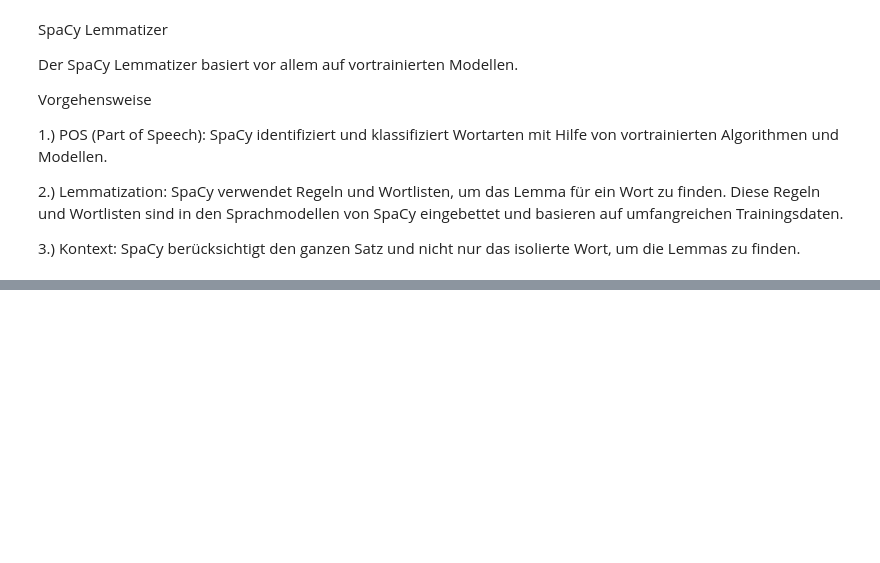
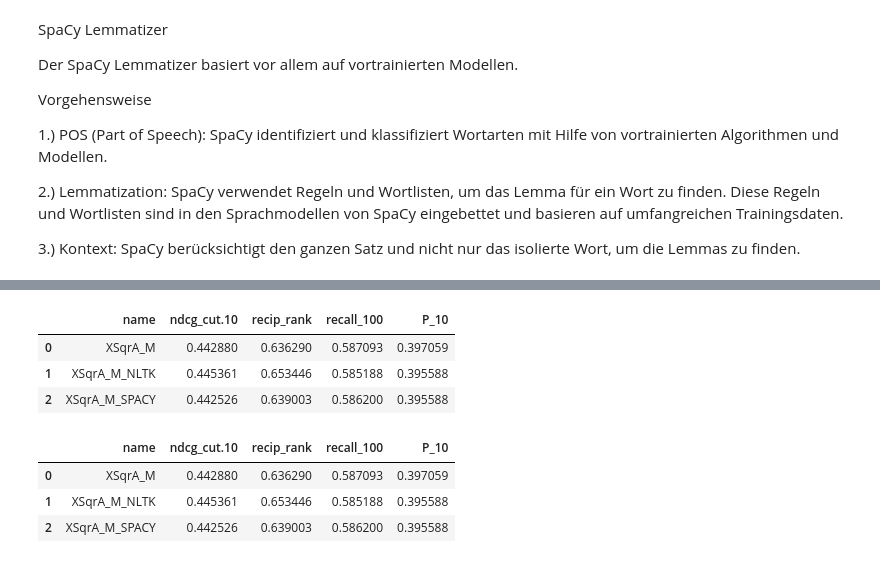
Before and after one commit to tira-io/ir-lab-sose-2024-ir-sose-24-6, a Jupyter notebook: costum-retrieval-systems/lemmatization.ipynb, the cells around one changed output, grey strips where cells are left out. Drawn from its saved outputs; the diff is of its cells as text; code cells hidden in the pictures; blank space fills up the shorter version.

Commit message:
Lemmatization mit den Queries und GridSearch für die Lemmatization

```diff
--- a/costum-retrieval-systems/lemmatization.ipynb
+++ b/costum-retrieval-systems/lemmatization.ipynb
@@ -150,9 +196,9 @@ file_path = "../terrier-stopwordlist.txt"
 stopwords = read_text_file_to_array(file_path)
 
 
-costum_index_nltk =create_index_nltk(pt_dataset.get_corpus_iter(), stopwords)
+costum_index_nltk =create_index_nltk(pt_dataset.get_corpus_iter(), stopwords, 'NoOp')
 # Erstellen des benutzerdefinierten Index mit Lemmatization
-costum_index_spacy = create_index_spacy(pt_dataset.get_corpus_iter(), stopwords)
+costum_index_spacy = create_index_spacy(pt_dataset.get_corpus_iter(), stopwords, 'NoOp')
 
 # Erstellen der BatchRetrieve-Instanzen
 XSqrA_M = pt.BatchRetrieve(index, wmodel="XSqrA_M")
@@ -160,0 +212,12 @@ XSqrA_M_spacy = pt.BatchRetrieve(costum_index_spacy, wmodel="XSqrA_M")
+# %%
+# Lemmatisierung der Queries
+def lemmatize_queries(queries):
+    return [lemmatize_text_spacy(query) for query in queries]
+
+# Erhalten der Topics und Lemmatisierung der Queries
+topics_nltk = pt_dataset.get_topics()
+topics_nltk['query'] = topics_nltk['query'].apply(lemmatize_text_nltk)
+topics_spacy= pt_dataset.get_topics()
+topics_spacy['query'] = topics_spacy['query'].apply(lemmatize_text_spacy)
+
+print(topics_nltk['query'])
@@ -161,3 +255,31 @@ XSqrA_M_spacy = pt.BatchRetrieve(costum_index_spacy, wmodel="XSqrA_M")
+# %%
+# Evaluation der Modelle
+pt.Experiment(
+    [XSqrA_M, XSqrA_M_nltk, XSqrA_M_spacy],
+    topics_nltk,
+    pt_dataset.get_qrels(),
+    ["ndcg_cut.10", "recip_rank", "recall_100", "P_10"],
+    names=["XSqrA_M", "XSqrA_M_NLTK", "XSqrA_M_SPACY"]
+)
+# %% [output]
+|  | name | ndcg_cut.10 | recip_rank | recall_100 | P_10 |
+| 0 | XSqrA_M | 0.442880 | 0.636290 | 0.587093 | 0.397059 |
+| 1 | XSqrA_M_NLTK | 0.445361 | 0.653446 | 0.585188 | 0.395588 |
+| 2 | XSqrA_M_SPACY | 0.442526 | 0.639003 | 0.586200 | 0.395588 |
+# %%
+# Evaluation der Modelle
+pt.Experiment(
+    [XSqrA_M, XSqrA_M_nltk, XSqrA_M_spacy],
+    topics_spacy,
+    pt_dataset.get_qrels(),
+    ["ndcg_cut.10", "recip_rank", "recall_100", "P_10"],
+    names=["XSqrA_M", "XSqrA_M_NLTK", "XSqrA_M_SPACY"]
+)
+# %% [output]
+|  | name | ndcg_cut.10 | recip_rank | recall_100 | P_10 |
+| 0 | XSqrA_M | 0.442880 | 0.636290 | 0.587093 | 0.397059 |
+| 1 | XSqrA_M_NLTK | 0.445361 | 0.653446 | 0.585188 | 0.395588 |
+| 2 | XSqrA_M_SPACY | 0.442526 | 0.639003 | 0.586200 | 0.395588 |
 # %%
 # Evaluation der Modelle
 pt.Experiment(
```
Also changed, not shown: parts of 5 cells of this notebook, 1 other file.
